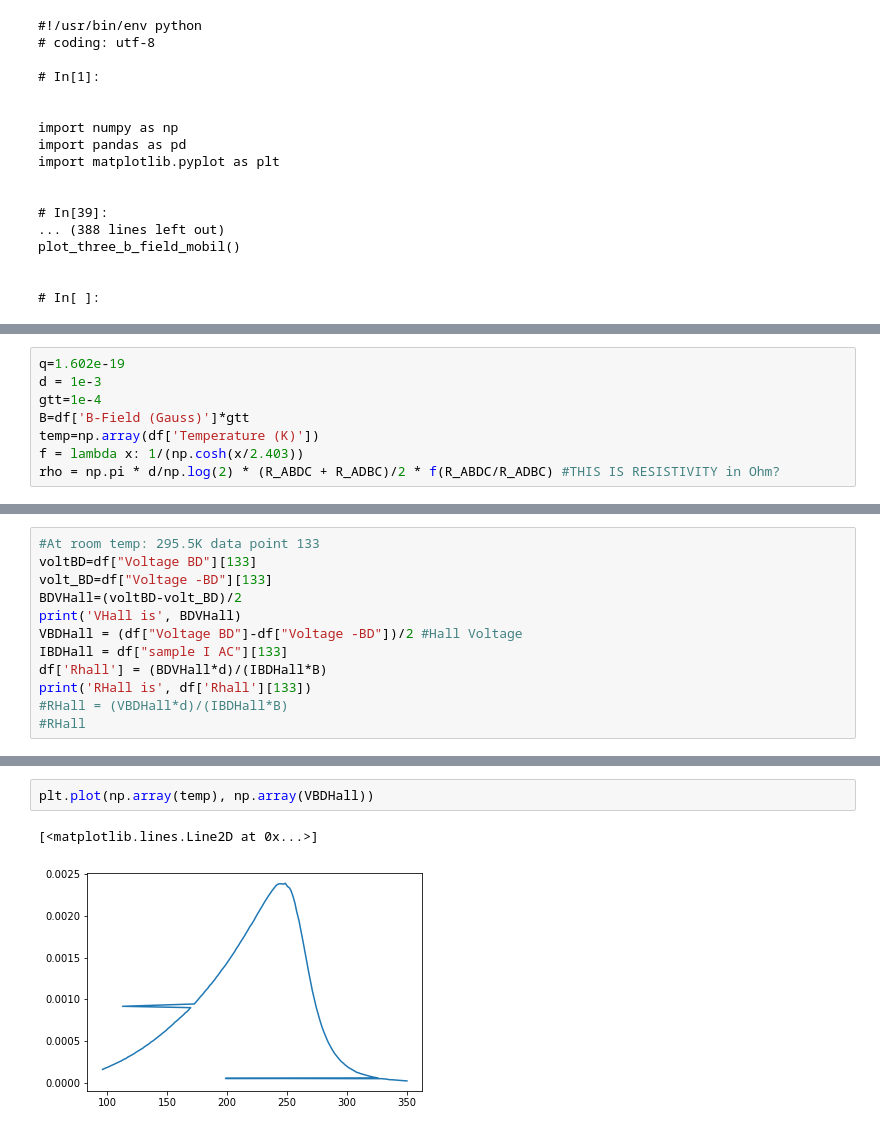
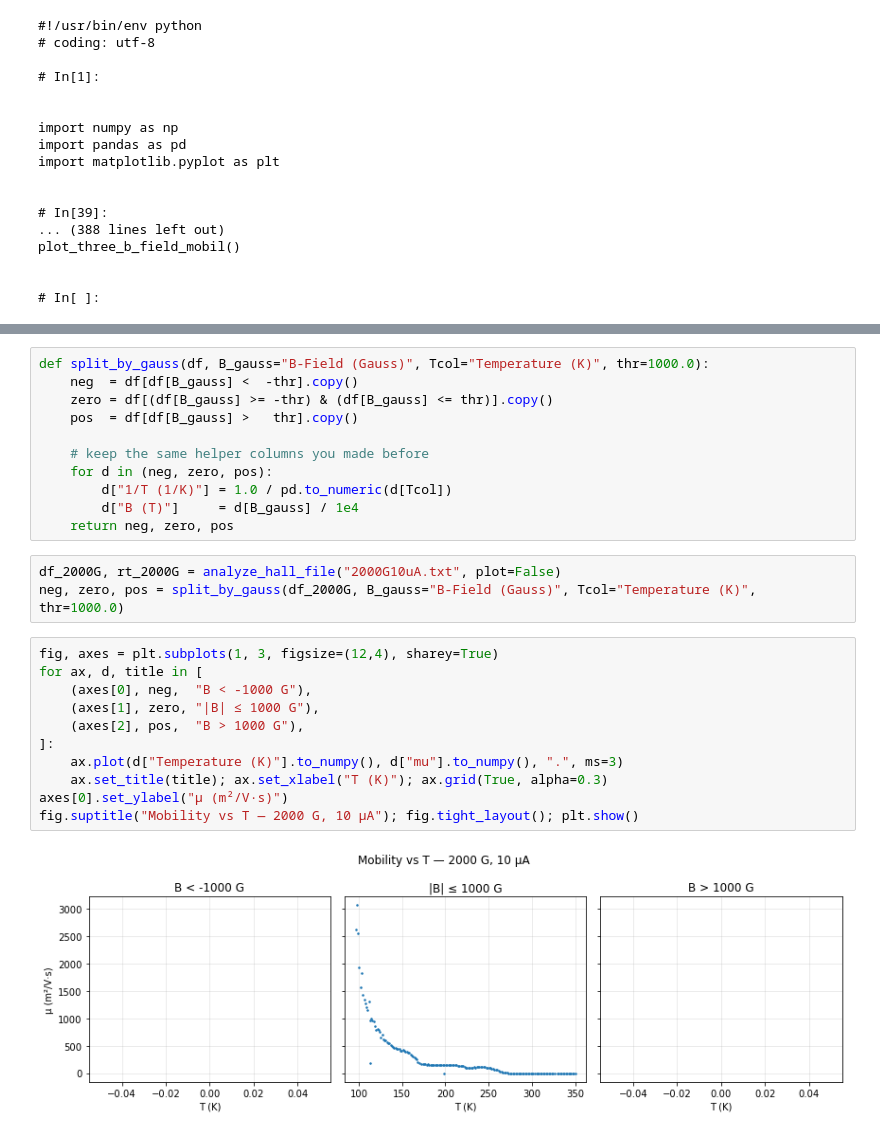
Before and after one commit to amashaperera3/PHYS111B-Lab, a Jupyter notebook: SHELab3/SHE_Data_Analysis.ipynb, the cells around one changed output, grey strips where cells are left out. Drawn from its saved outputs; the diff is of its cells as text.

Commit message:
Checkpoint: fixed the helper fn, need to work on splitting dataset into different B-fields and plot 3 subplots for each variable

```diff
--- a/SHELab3/SHE_Data_Analysis.ipynb
+++ b/SHELab3/SHE_Data_Analysis.ipynb
@@ -113,8 +205,0 @@ Index(['Temperature (K)', 'B-Field (Gauss)', 'sample I AB', 'sample I AD',
-# %%
-q=1.602e-19
-d = 1e-3
-gtt=1e-4
-B=df['B-Field (Gauss)']*gtt
-temp=np.array(df['Temperature (K)'])
-f = lambda x: 1/(np.cosh(x/2.403))
-rho = np.pi * d/np.log(2) * (R_ABDC + R_ADBC)/2 * f(R_ABDC/R_ADBC) #THIS IS RESISTIVITY in Ohm?
@@ -143,12 +205,0 @@ Text(0, 0.5, 'resistivity (m * ohm)?')
-# %%
-#At room temp: 295.5K data point 133
-voltBD=df["Voltage BD"][133]
-volt_BD=df["Voltage -BD"][133]
-BDVHall=(voltBD-volt_BD)/2
-print('VHall is', BDVHall)
-VBDHall = (df["Voltage BD"]-df["Voltage -BD"])/2 #Hall Voltage
-IBDHall = df["sample I AC"][133]
-df['Rhall'] = (BDVHall*d)/(IBDHall*B)
-print('RHall is', df['Rhall'][133])
-#RHall = (VBDHall*d)/(IBDHall*B)
-#RHall
@@ -207,5 +206,27 @@ Text(0, 0.5, 'Hall Coeff')
-# %%
-plt.plot(np.array(temp), np.array(VBDHall))
-# %% [output]
-[<matplotlib.lines.Line2D at 0x...>]
-[figure, removed]
+# %%
+def split_by_gauss(df, B_gauss="B-Field (Gauss)", Tcol="Temperature (K)", thr=1000.0):
+    neg  = df[df[B_gauss] <  -thr].copy()
+    zero = df[(df[B_gauss] >= -thr) & (df[B_gauss] <= thr)].copy()
+    pos  = df[df[B_gauss] >   thr].copy()
+
+    # keep the same helper columns you made before
+    for d in (neg, zero, pos):
+        d["1/T (1/K)"] = 1.0 / pd.to_numeric(d[Tcol])
+        d["B (T)"]     = d[B_gauss] / 1e4
+    return neg, zero, pos
+# %%
+df_2000G, rt_2000G = analyze_hall_file("2000G10uA.txt", plot=False)
+neg, zero, pos = split_by_gauss(df_2000G, B_gauss="B-Field (Gauss)", Tcol="Temperature (K)", thr=1000.0)
+# %%
+fig, axes = plt.subplots(1, 3, figsize=(12,4), sharey=True)
+for ax, d, title in [
+    (axes[0], neg,  "B < -1000 G"),
+    (axes[1], zero, "|B| ≤ 1000 G"),
+    (axes[2], pos,  "B > 1000 G"),
+]:
+    ax.plot(d["Temperature (K)"].to_numpy(), d["mu"].to_numpy(), ".", ms=3)
+    ax.set_title(title); ax.set_xlabel("T (K)"); ax.grid(True, alpha=0.3)
+axes[0].set_ylabel("μ (m²/V·s)")
+fig.suptitle("Mobility vs T — 2000 G, 10 µA"); fig.tight_layout(); plt.show()
+# %% [output]
+[figure, added]
```
Also changed, not shown: parts of 15 cells of this notebook.
